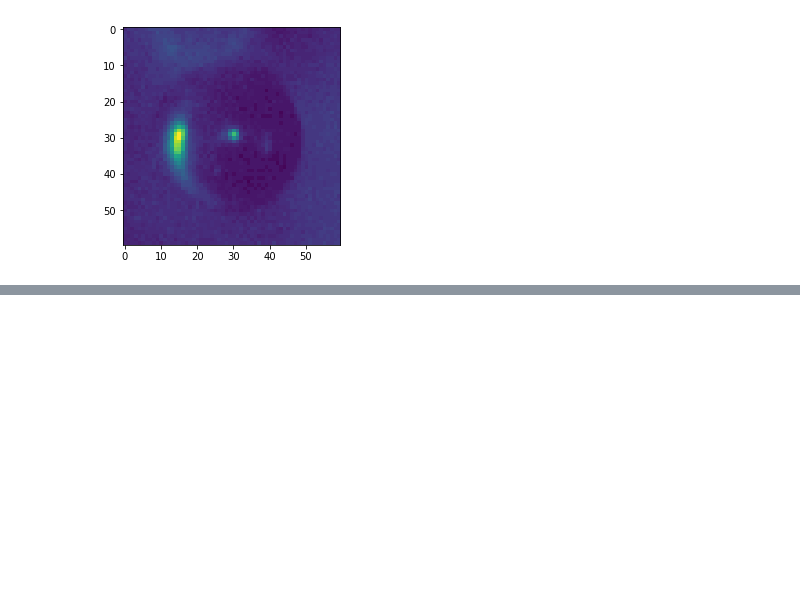
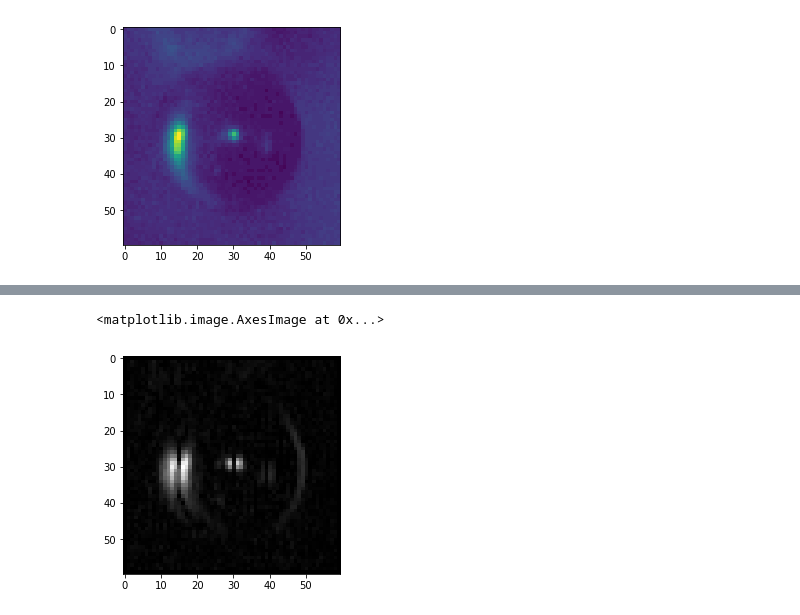
Before and after one commit to zazizizou/gradient_ansatz, a Jupyter notebook: radius_calibration.ipynb, the cells around one changed output, grey strips where cells are left out. Saved outputs shown, nothing was run; the diff lists cells and outputs as text; code cells hidden in the pictures; blank space fills up the shorter version.

```diff
--- a/radius_calibration.ipynb
+++ b/radius_calibration.ipynb
@@ -212,0 +212,6 @@ array([ 0.20746063,  0.20746063,  0.30195469,  0.39691159,  0.48988128,
+# %%
+gb_grad = np.abs(filters.scharr_v(green_bubble))
+plt.imshow(gb_grad, cmap="gray")
+# %% [output]
+<matplotlib.image.AxesImage at 0x...>
+[figure, added]
```
Also changed, not shown: parts of 32 cells of this notebook, 3 other files.
